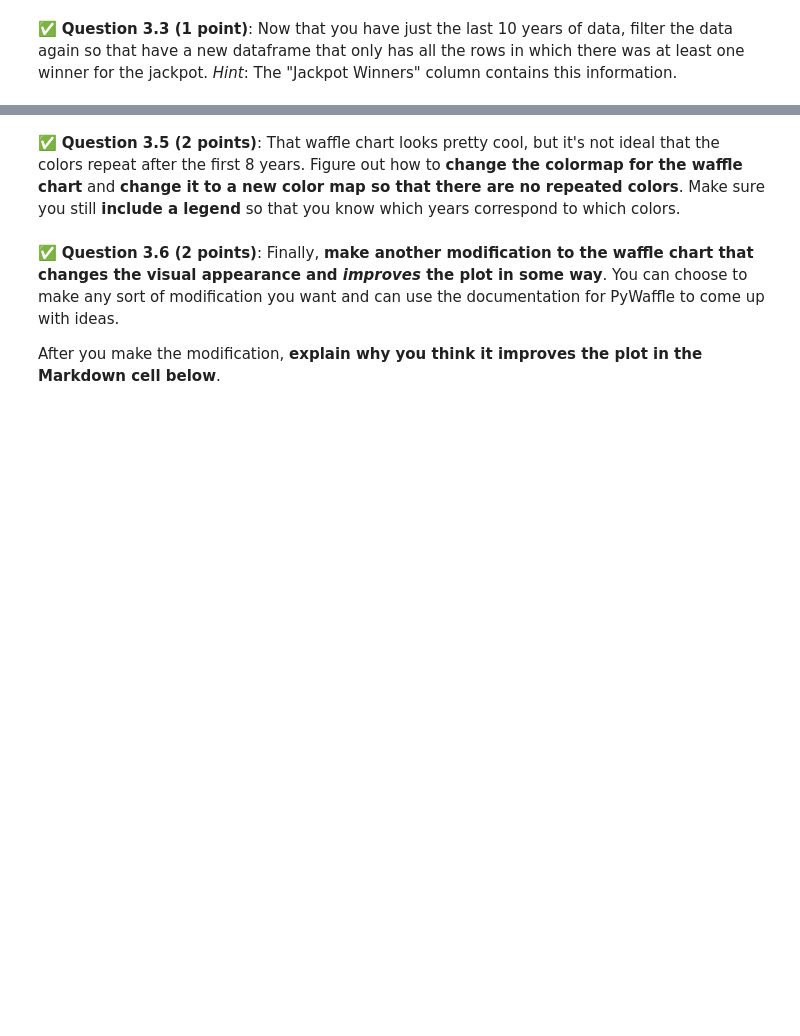
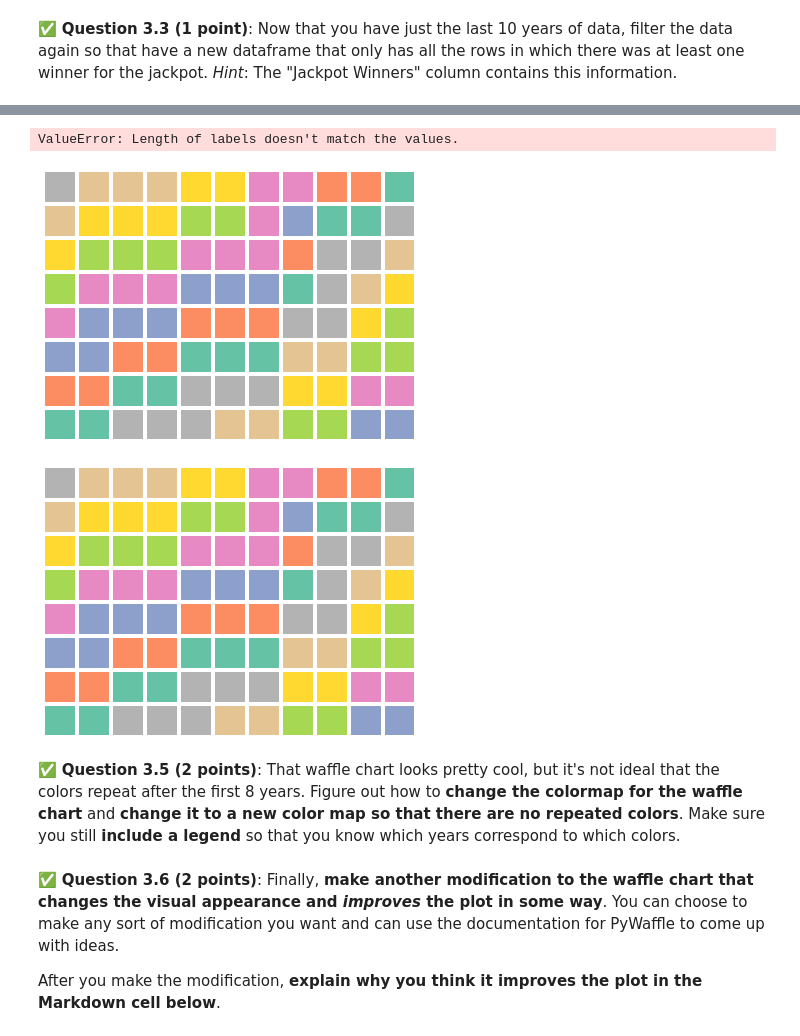
Before and after one commit to Colino03/CMSE202-f23-turnin, a Jupyter notebook: Midterm/CMSE202-Midterm-Section001-STUDENT.ipynb, the cells around one changed output, grey strips where cells are left out. Drawn from its saved outputs; the diff is of its cells as text; code cells hidden in the pictures; blank space fills up the shorter version.

```diff
--- a/Midterm/CMSE202-Midterm-Section001-STUDENT.ipynb
+++ b/Midterm/CMSE202-Midterm-Section001-STUDENT.ipynb
@@ -222,5 +222,6 @@ Since you'll need some data to make your waffle chart, you're going to continue
 # %%
 ### Put your code here
 mask = df["Year"] > '2012'
-mask
+new = df[mask]
+new
 # %% [output]
@@ -242,0 +243,4 @@ Name: Year, Length: 2425, dtype: bool
+# %%
+mask2 = df['Jackpot Winners'] > 0
+win = new[mask2]
+win
@@ -254,3 +272,5 @@ You should get something that looks like this:
 **Bonus point**: Depending on how you did this, your years might not be sorted in order in the legend. If you can figure out how to sort the legend, you'll get a bonus point!
 # %%
 ### Put your code here
+num = win['Jackpot Winners']
+num
@@ -257,3 +290,26 @@ You should get something that looks like this:
+# %%
+fig = plt.figure(
+    FigureClass=Waffle,
+    rows=8,
+    columns=11,  # Either rows or columns could be omitted
+    values=num, # Pass a list of integers to values
+    labels=list(df.index),
+    legend={'loc': 'upper left', 'bbox_to_anchor': (1, 1)}
+)
+fig.savefig("plot.png", bbox_inches="tight")
+# %% [output]
+ValueError: Length of labels doesn't match the values.
+# %%
+plt.figure(
+    FigureClass=Waffle,
+    rows=8,
+    columns=11,
+    values=num,
+    legend={'loc': 'upper left', 'bbox_to_anchor': (1, 1)}
+)
+# %% [output]
+[figure, added]
+[figure, added]
 # %% [markdown]
 &#9989; **Question 3.5 (2 points)**: That waffle chart looks pretty cool, but it's not ideal that the colors repeat after the first 8 years. Figure out how to **change the colormap for the waffle chart** and **change it to a new color map so that there are no repeated colors**. Make sure you still **include a legend** so that you know which years correspond to which colors.
 # %%
```
Also changed, not shown: parts of 6 cells of this notebook.
